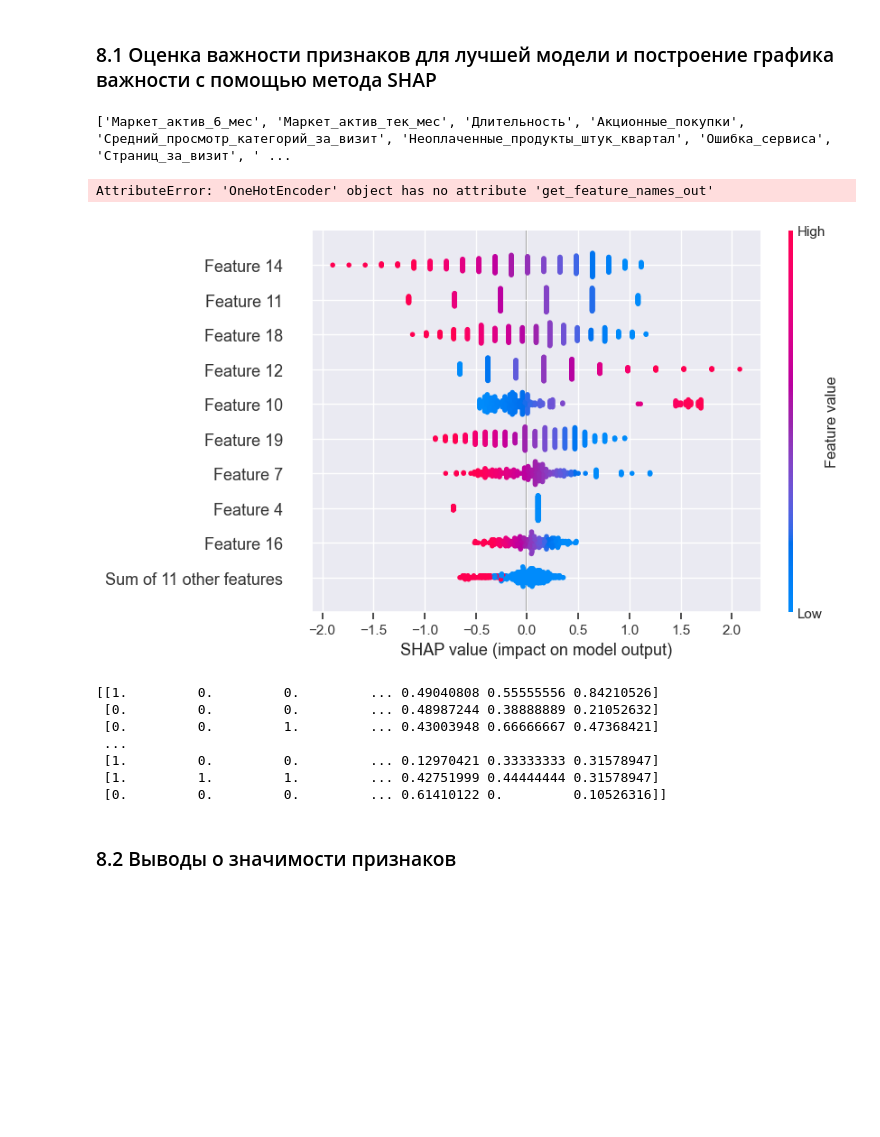
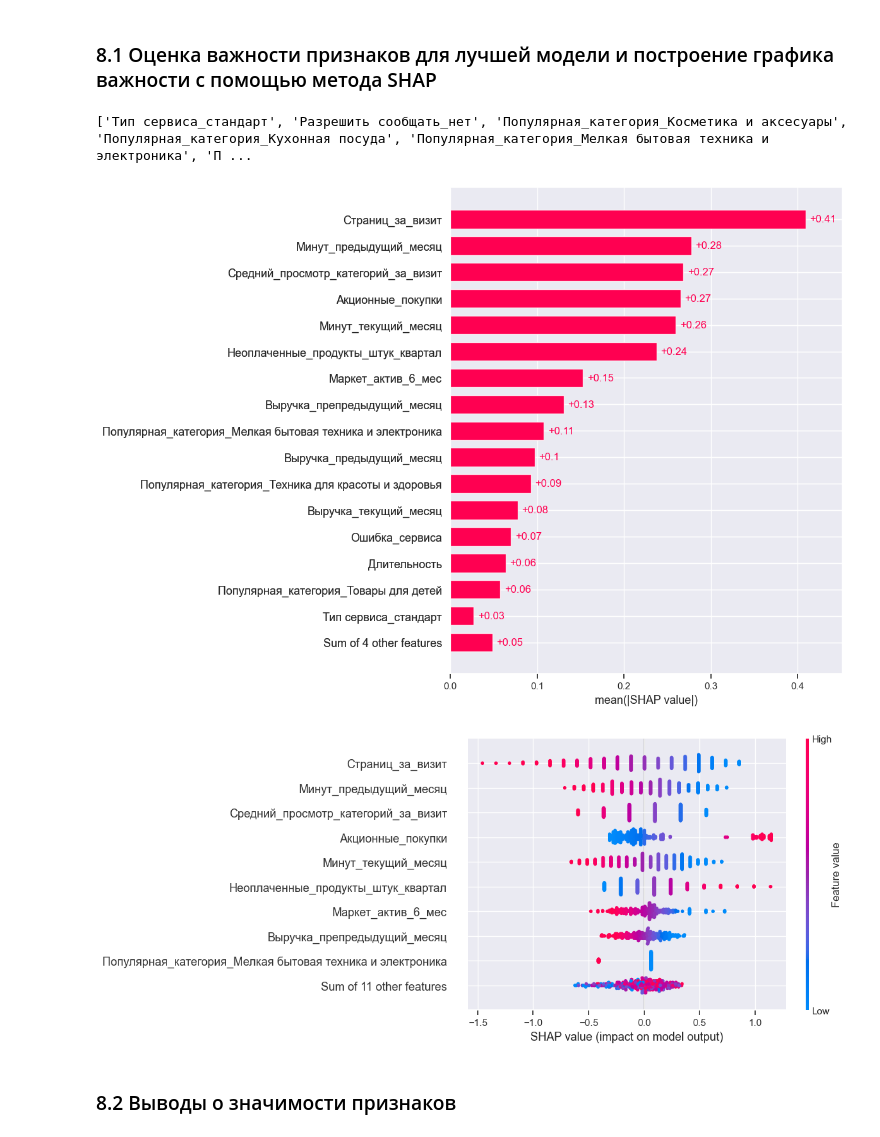
Before and after one commit to theotheo46/ds, a Jupyter notebook: vodinclick.ipynb, the cells around one changed output. Cells and saved outputs as stored; diff of their text form; code cells hidden in the pictures; blank space fills up the shorter version.

```diff
--- a/vodinclick.ipynb
+++ b/vodinclick.ipynb
@@ -612,14 +607,14 @@ param_grid = [
     # словарь для модели KNeighborsClassifier()
     {
         'models': [KNeighborsClassifier()],
-        'models__n_neighbors': range(2, 6),
+        'models__n_neighbors': range(5, 6),
         'preprocessor__num': [StandardScaler(), MinMaxScaler(), 'passthrough']
     },
 
     # словарь для модели SVC()
     {
         'models': [SVC(random_state=RANDOM_STATE, kernel='linear')],
-        'models__degree': range(3, 7),
+        'models__degree': range(2, 7),
         'preprocessor__num': [StandardScaler(), MinMaxScaler(), 'passthrough']
     },
 
@@ -630,16 +625,17 @@ param_grid = [
             solver='liblinear',
             penalty='l1'
         )],
-        'models__C': range(1, 6),
+        'models__C': range(2, 7),
         'preprocessor__num': [StandardScaler(), MinMaxScaler(), 'passthrough']
     }
 ]
+custom_scorer = make_scorer(precision_score, greater_is_better=True,  pos_label="Снизилась")
 
 grid_search = GridSearchCV(
     pipe_final,
     param_grid,
     cv=5,
-    scoring='roc_auc',
+    scoring=custom_scorer,
     n_jobs=-1
 )
 grid_search.fit(X_train, y_train)
@@ -727,31 +723,23 @@ display(pd.DataFrame(y_test_pred).head())
 # %% [markdown]
 ### 8.1 Оценка важности признаков для лучшей модели и построение графика важности с помощью метода SHAP
 # %%
-# pipe_final.named_steps['preprocessor'].transformers_[0][1].named_steps['ohe'].get_feature_names_out()
 nums = pipe_final.named_steps['preprocessor'].transformers_[1][2]
-print(nums)
-
-cats = pipe_final.named_steps['preprocessor'].transformers_[0][1]['ohe'].get_feature_names_out(ohe_columns).tolist()
-cats
+cats = list(pipe_final.named_steps['preprocessor'].named_transformers_['ohe'].named_steps['ohe'].get_feature_names(ohe_columns))
+feature_names = cats + nums
+print(feature_names)
 # %% [output]
-['Маркет_актив_6_мес', 'Маркет_актив_тек_мес', 'Длительность', 'Акционные_покупки', 'Средний_просмотр_категорий_за_визит', 'Неоплаченные_продукты_штук_квартал', 'Ошибка_сервиса', 'Страниц_за_визит', ' ...
+['Тип сервиса_стандарт', 'Разрешить сообщать_нет', 'Популярная_категория_Косметика и аксесуары', 'Популярная_категория_Кухонная посуда', 'Популярная_категория_Мелкая бытовая техника и электроника', 'П ...
-AttributeError: 'OneHotEncoder' object has no attribute 'get_feature_names_out'
 # %%
 X_train_transformed = pipe_final.named_steps['preprocessor'].fit_transform(X_train)
 X_test_transformed = pipe_final.named_steps['preprocessor'].transform(X_test)
 
 explainer = shap.LinearExplainer(grid_search.best_estimator_.named_steps['models'], X_train_transformed)
+explainer.feature_names = feature_names
 shap_values = explainer(X_test_transformed)
+shap.plots.bar(shap_values, max_display=17)
 shap.plots.beeswarm(shap_values)
-print(X_test_transformed)
 # %% [output]
-[figure, old version]
+[figure, new version]
-[[1.         0.         0.         ... 0.49040808 0.55555556 0.84210526]
- [0.         0.         0.         ... 0.48987244 0.38888889 0.21052632]
- [0.         0.         1.         ... 0.43003948 0.66666667 0.47368421]
- ...
- [1.         0.         0.         ... 0.12970421 0.33333333 0.31578947]
- [1.         1.         1.         ... 0.42751999 0.44444444 0.31578947]
- [0.         0.         0.         ... 0.61410122 0.         0.10526316]]
+[figure, added]
 # %% [markdown]
 ### 8.2 Выводы о значимости признаков
```
Also changed, not shown: parts of 20 cells of this notebook.
